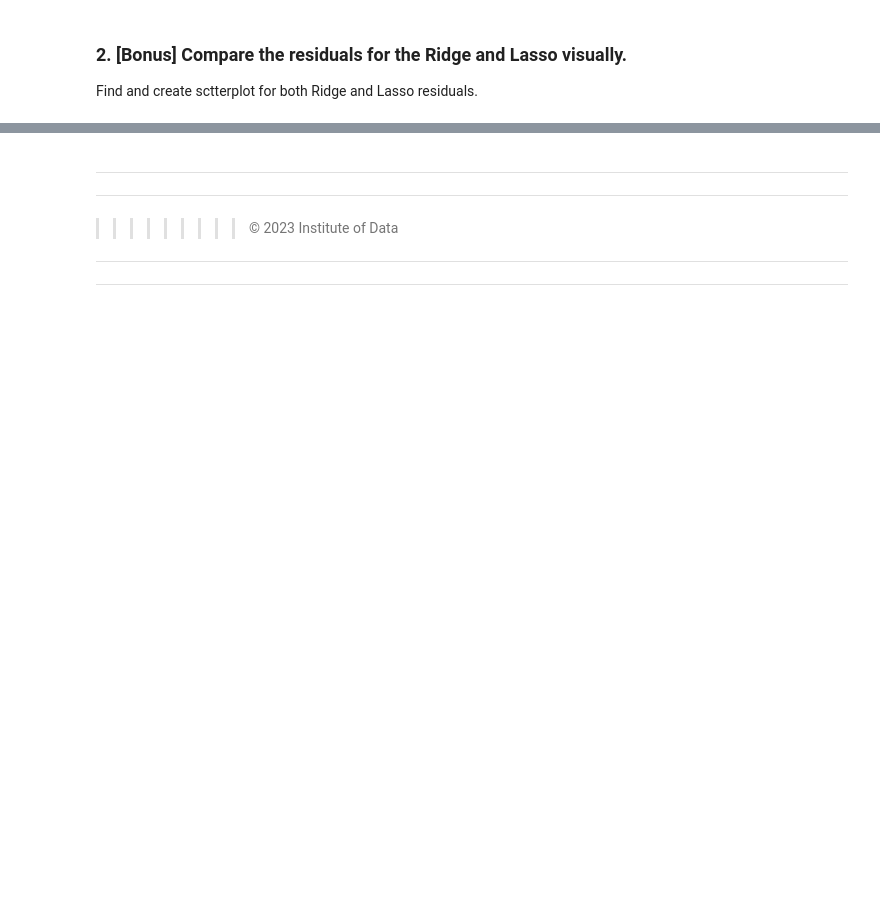
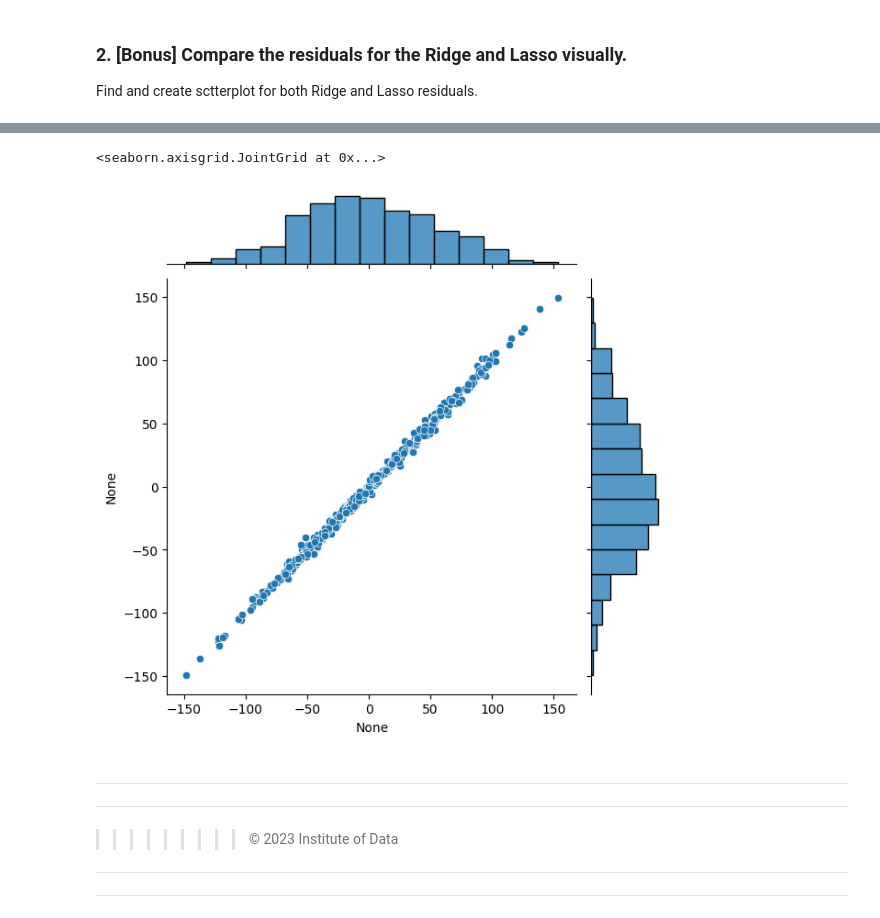
Before and after one commit to KAnantanawat0/IOD, a Jupyter notebook: Module_4/Lab 4/IOD_Lab.4.4.ipynb, the cells around one changed output, grey strips where cells are left out. Cells and saved outputs as stored; diff of their text form; code cells hidden in the pictures; blank space fills up the shorter version.

```diff
--- a/Module_4/Lab 4/IOD_Lab.4.4.ipynb
+++ b/Module_4/Lab 4/IOD_Lab.4.4.ipynb
@@ -248,3 +291,14 @@ Find and create sctterplot for both Ridge and Lasso residuals.
+# %%
+# model residuals:
+ridge_residue = y - optimal_ridge_model.predict(X)
+lasso_residue = y - optimal_lasso_model.predict(X)
+# %%
+# Jointplot
+#sns.jointplot(ridge_residue)
+sns.jointplot(x=ridge_residue, y=lasso_residue)
+# %% [output]
+<seaborn.axisgrid.JointGrid at 0x...>
+[figure, added]
 # %% [markdown]
 
 
```
Also changed, not shown: parts of 10 cells of this notebook, 5 other files.
